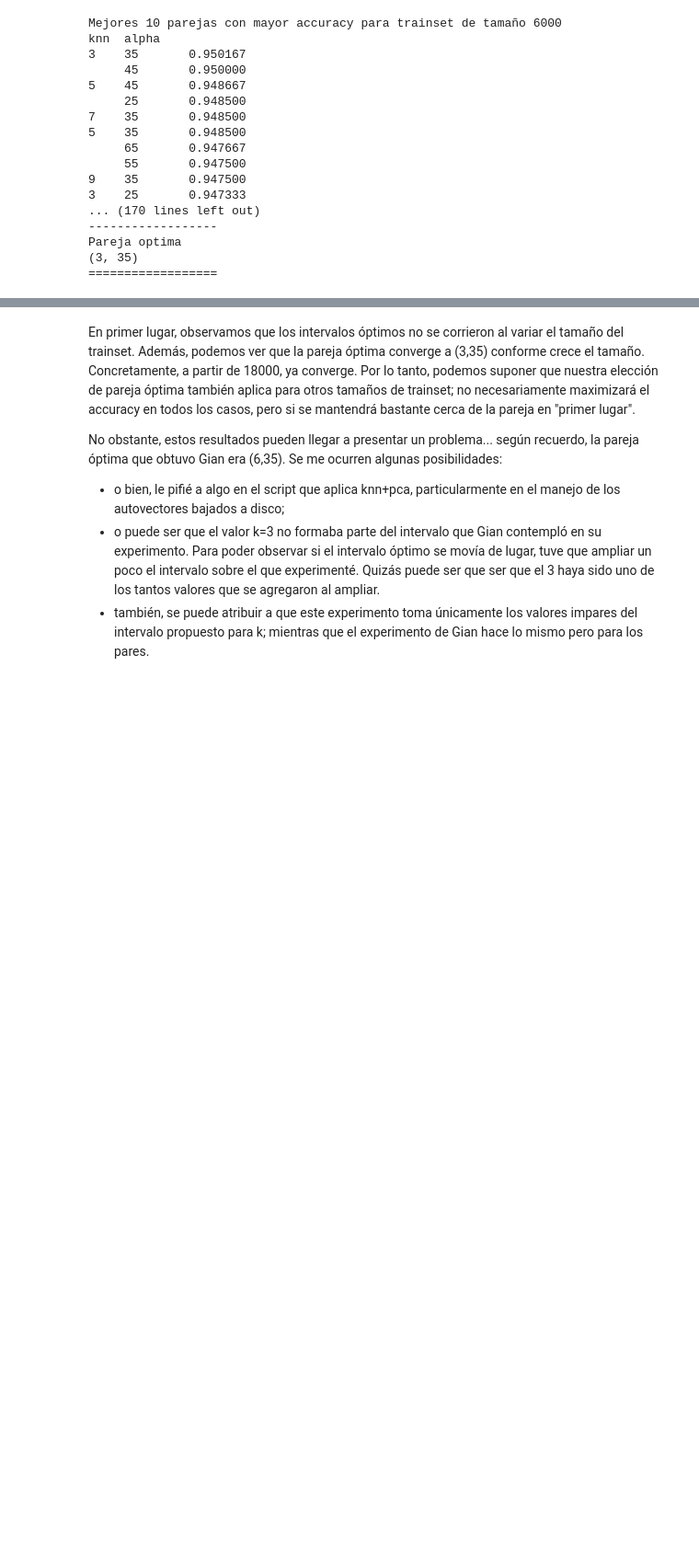
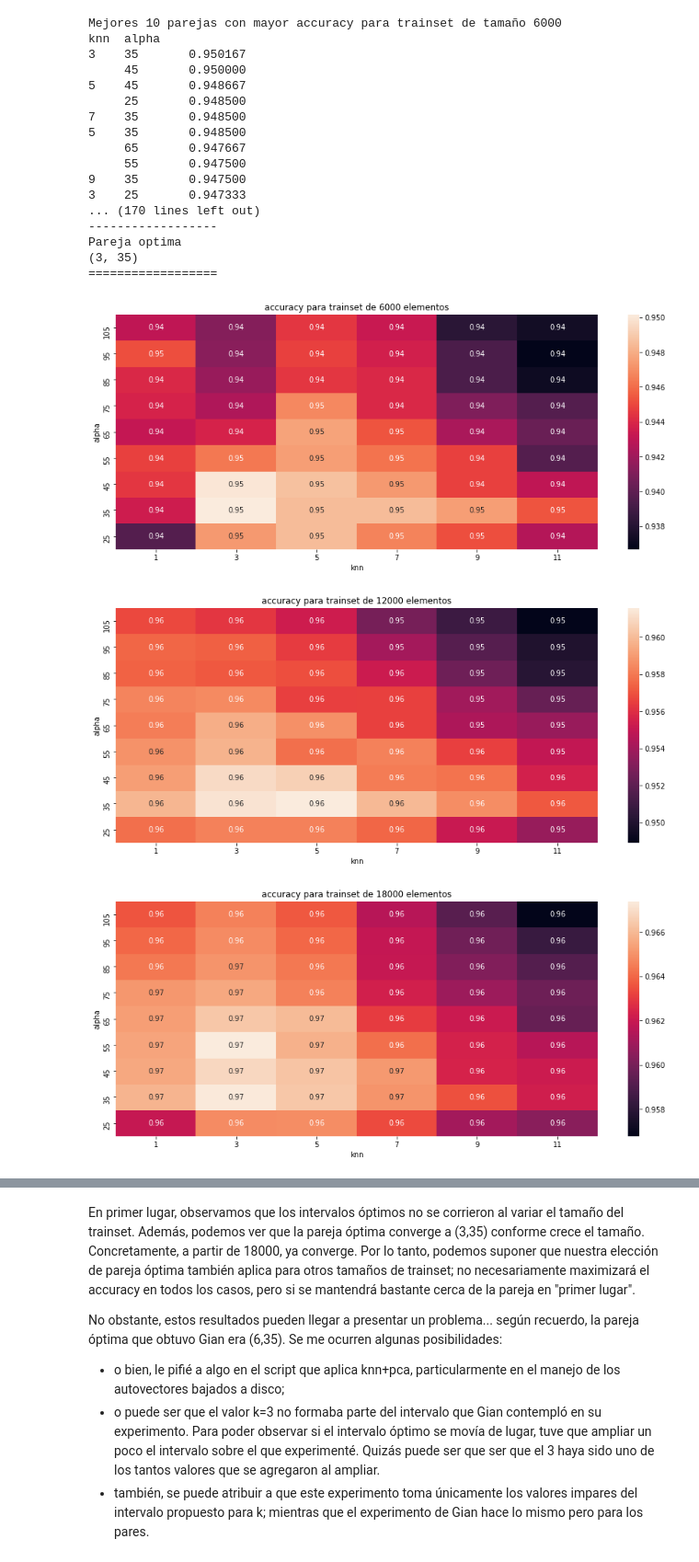
Before and after one commit to fzanollo/metodos-num, a Jupyter notebook: tp2/notebooks/tamanio_dataset/data_size_parametros_optimos.ipynb, the cells around one changed output, grey strips where cells are left out. Shown: that part at 92% size. Drawn from its saved outputs; the diff is of its cells as text; code cells hidden in the pictures; blank space fills up the shorter version.

```diff
--- a/tp2/notebooks/tamanio_dataset/data_size_parametros_optimos.ipynb
+++ b/tp2/notebooks/tamanio_dataset/data_size_parametros_optimos.ipynb
@@ -300,3 +300,29 @@ knn  alpha
 Pareja optima
 (3, 35)
 ==================
+# %%
+def pltHeatmap(metric):
+    df = knn_pca_grpd.unstack(level=0)[metric].transpose()
+    for size in df.index.values :
+        fig, ax = plt.subplots(figsize=(15,6))
+        sns.heatmap(df.loc[size].unstack(level=0), annot = True, ax=ax).invert_yaxis()
+        plt.title(f"{metric} para trainset de {size} elementos")
+        plt.show()
+
+# train_sizes = pd.unique(data['train_size'])
+# [ 8400 16800 25200 33600]
+
+# metrics = grouped.columns.values
+# ['accuracy' 'cohen_kappa' 'f1' 'precision' 'recall']
+
+
+#df = grouped.unstack(level=0)[metric]
+#df = grouped.loc[:].unstack(level=0)[metric]
+
+#df
+
+pltHeatmap("accuracy")
+# %% [output]
+[figure, added]
+[figure, added]
+[figure, added]
```
Also changed, not shown: parts of 1 cell of this notebook, 1 other file.
